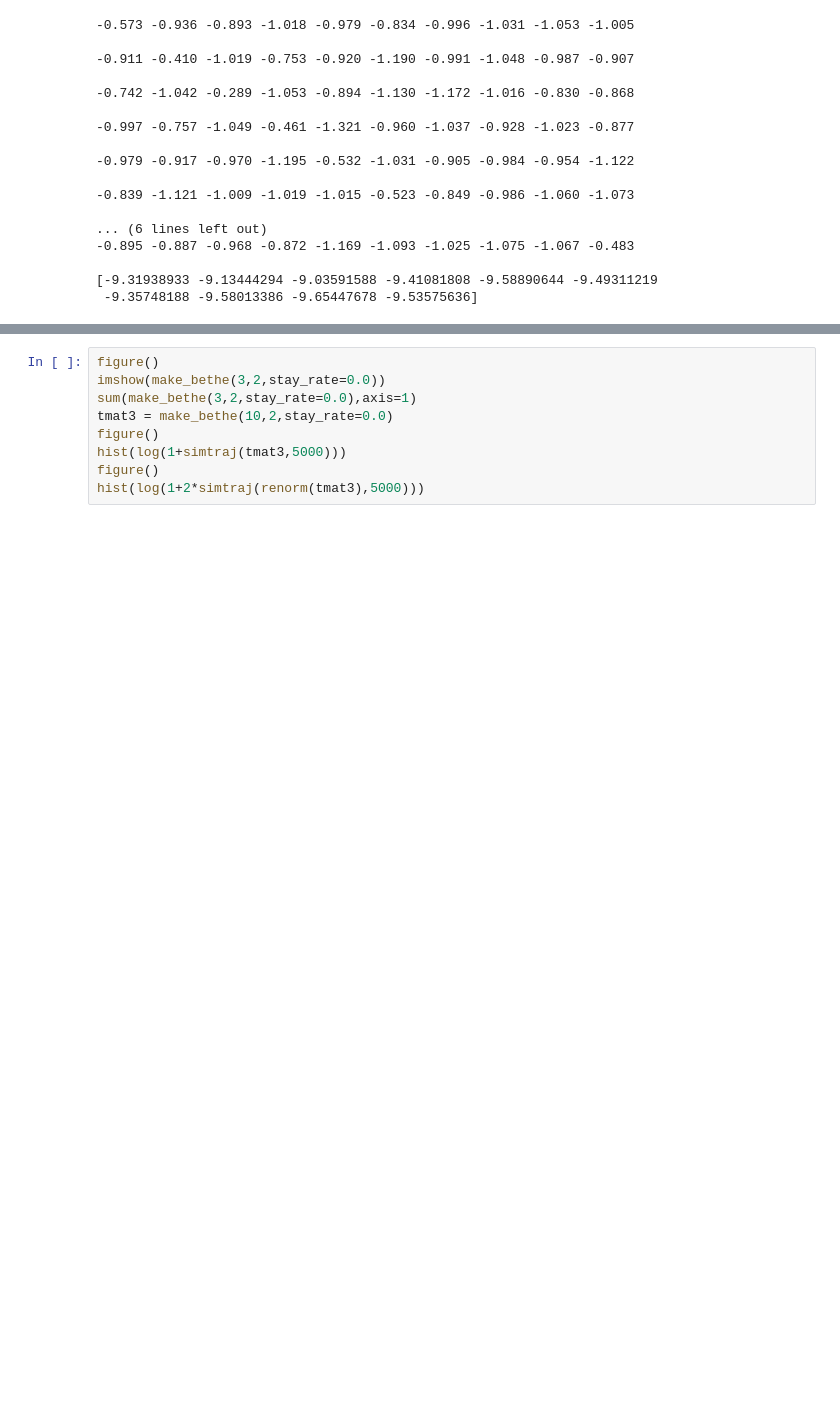
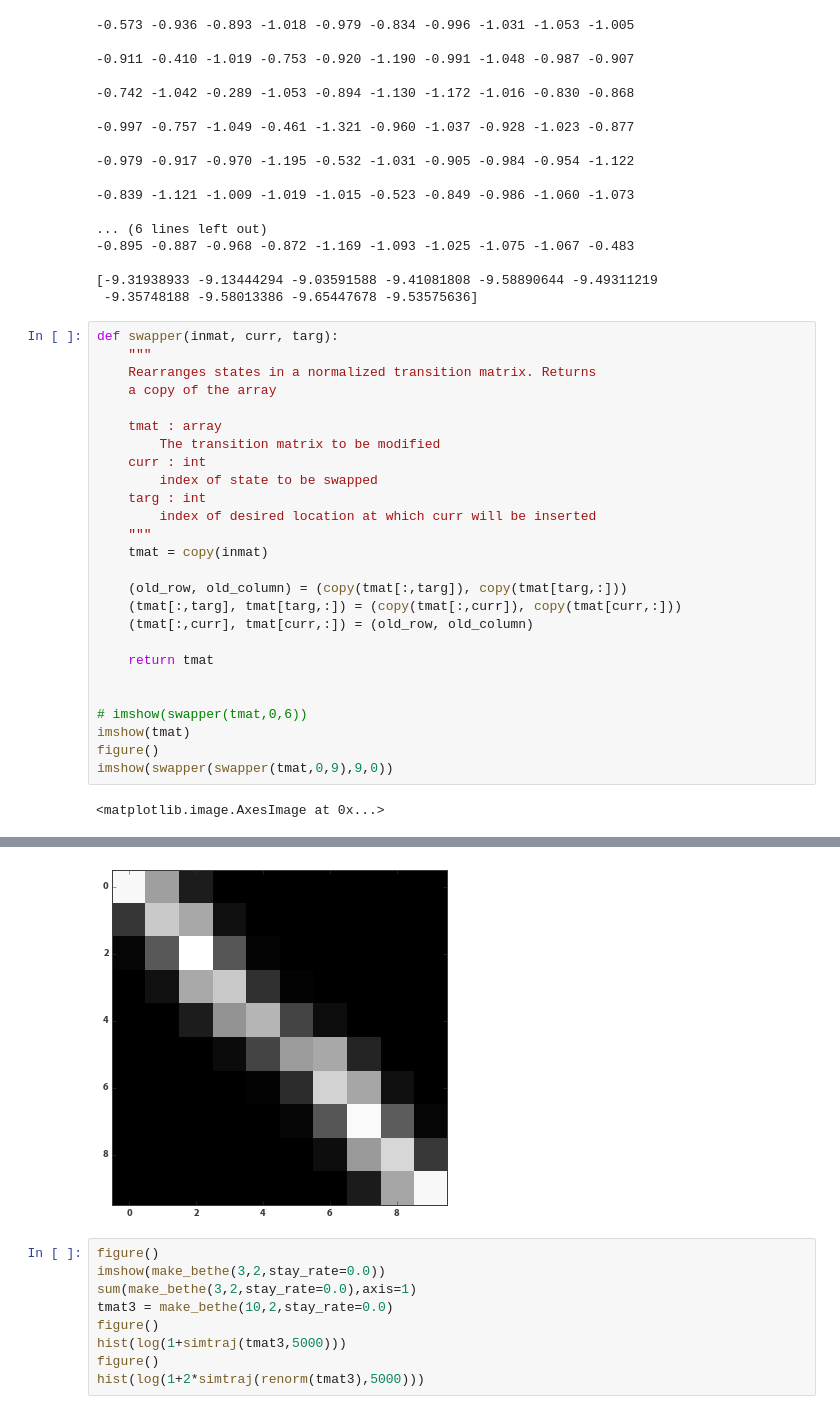
Before and after one commit to williamgilpin/netsim, a Jupyter notebook: simple_models.ipynb, the cells around one changed output, grey strips where cells are left out. Cells and saved outputs as stored; diff of their text form; blank space fills up the shorter version.

```diff
--- a/simple_models.ipynb
+++ b/simple_models.ipynb
@@ -363,3 +403,31 @@ print (sum(compo, axis=1))
 
 [-9.31938933 -9.13444294 -9.03591588 -9.41081808 -9.58890644 -9.49311219
  -9.35748188 -9.58013386 -9.65447678 -9.53575636]
+# %%
+def swapper(inmat, curr, targ):
+    """
+    Rearranges states in a normalized transition matrix. Returns
+    a copy of the array
+
+    tmat : array
+        The transition matrix to be modified
+    curr : int
+        index of state to be swapped
+    targ : int
+        index of desired location at which curr will be inserted
+    """
+    tmat = copy(inmat)
+
+    (old_row, old_column) = (copy(tmat[:,targ]), copy(tmat[targ,:]))
+    (tmat[:,targ], tmat[targ,:]) = (copy(tmat[:,curr]), copy(tmat[curr,:]))
+    (tmat[:,curr], tmat[curr,:]) = (old_row, old_column)
+
+    return tmat
+
+
+# imshow(swapper(tmat,0,6))
+imshow(tmat)
+figure()
+imshow(swapper(swapper(tmat,0,9),9,0))
+# %% [output]
+<matplotlib.image.AxesImage at 0x...>
@@ -366,3 +435,4 @@ print (sum(compo, axis=1))
+[figure, added]
 # %%
 figure()
 imshow(make_bethe(3,2,stay_rate=0.0))
```
Also changed, not shown: parts of 4 cells of this notebook, 1 other file.
